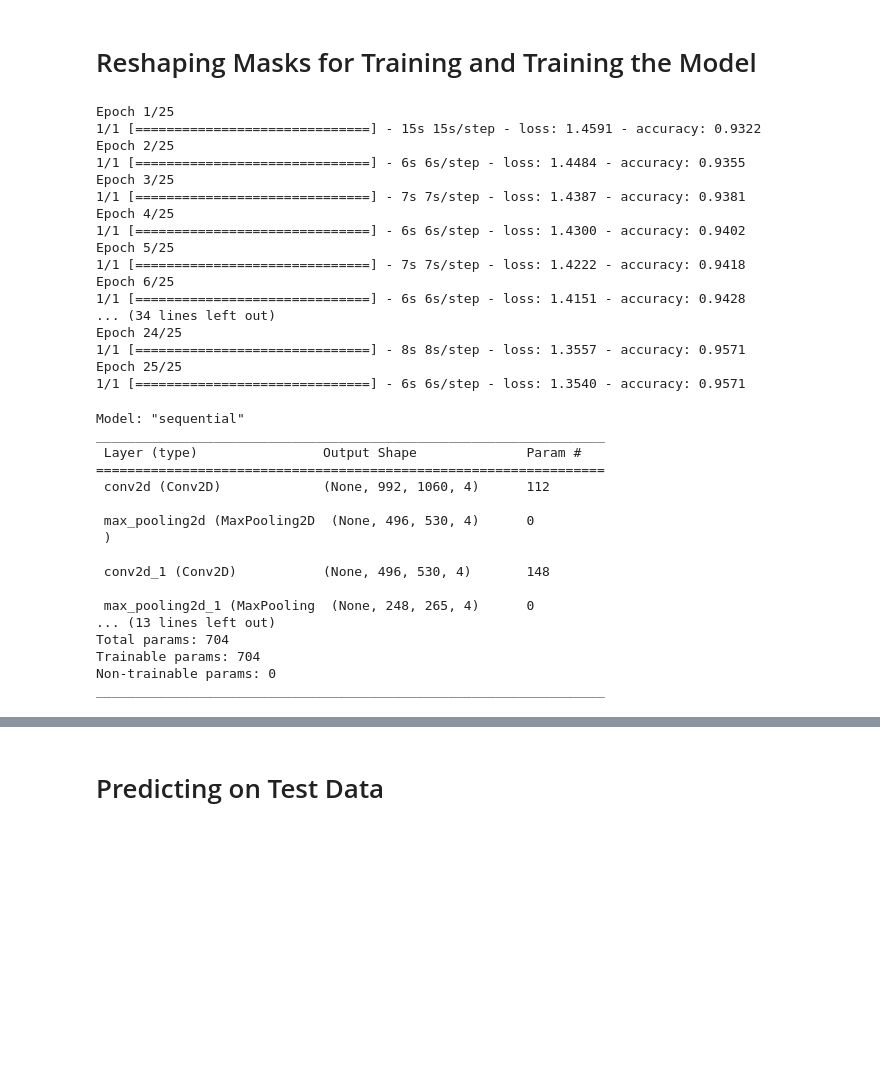
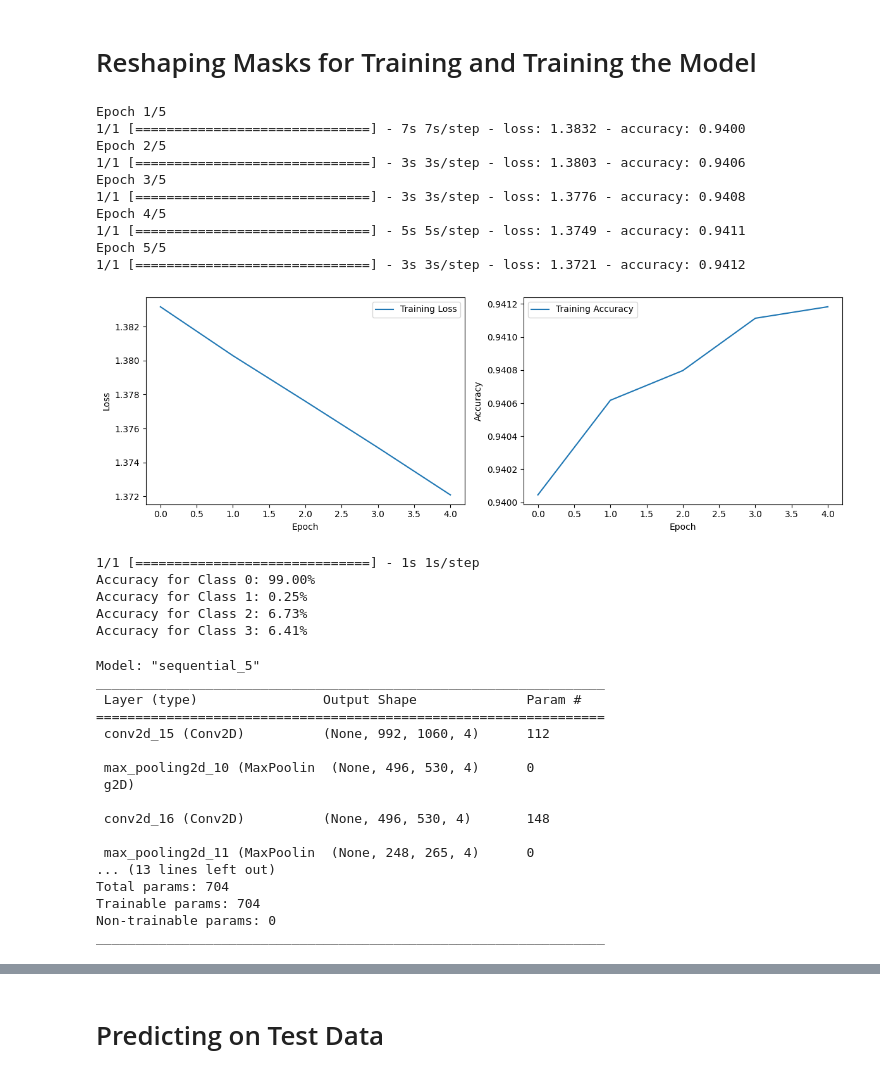
Before and after one commit to saharmahdie/PORTAL_code, a Jupyter notebook: CNN_pixel_segmentation_final.ipynb, the cells around one changed output, grey strips where cells are left out. Drawn from its saved outputs; the diff is of its cells as text; code cells hidden in the pictures; blank space fills up the shorter version.

```diff
--- a/CNN_pixel_segmentation_final.ipynb
+++ b/CNN_pixel_segmentation_final.ipynb
@@ -203,66 +195,93 @@ def build_simple_cnn(input_shape, num_classes):
 
 # # Updated function to build the CNN model
 # TODO: It's for image classification only.
 # def build_simple_cnn(input_shape, num_classes):
 #   model = Sequential()
 #   model.add(Conv2D(4, (3, 3), activation='relu', input_shape=(128, 128, 3)))
 #   model.add(MaxPooling2D((2, 2)))
 #   model.add(Conv2D(4, (3, 3), activation='relu'))
 #   model.add(MaxPooling2D((2, 2)))
 #   model.add(Flatten())
 #   model.add(Dense(num_classes))
 #   model.add(Softmax())
 #   return model
 
 # Define your input shape and number of classes
 # input_shape = (1024, 1024, 3)
 input_shape = (992, 1060, 3)
 num_classes = 4
 
 # Build and compile the corrected model
 simple_cnn_model = build_simple_cnn(input_shape, num_classes)
 simple_cnn_model.compile(optimizer='adam', loss='sparse_categorical_crossentropy', metrics=['accuracy'])
 
 # Resize the data to match the input dimensions of the model
 desired_shape = (1060, 992)  # Adjust the shape for resizing
 resized_train_images = np.array([cv2.resize(img, desired_shape) for img in train_images])
 resized_train_masks = np.array([cv2.resize(mask, desired_shape) for mask in train_masks])
 
 # Training the Model
-simple_cnn_model.fit(resized_train_images, resized_train_masks, epochs=25)
+history = simple_cnn_model.fit(resized_train_images, resized_train_masks, epochs=5)
+
+# Plotting the training history
+plt.figure(figsize=(12, 4))
+plt.subplot(1, 2, 1)
+plt.plot(history.history['loss'], label='Training Loss')
+plt.xlabel('Epoch')
+plt.ylabel('Loss')
+plt.legend()
+
+plt.subplot(1, 2, 2)
+plt.plot(history.history['accuracy'], label='Training Accuracy')
+plt.xlabel('Epoch')
+plt.ylabel('Accuracy')
+plt.legend()
+
+plt.tight_layout()
+plt.show()
+
+
+# Calculate accuracy per class
+class_names = ["Class 0", "Class 1", "Class 2", "Class 3"]
+predictions = simple_cnn_model.predict(resized_train_images)
+predicted_labels = np.argmax(predictions, axis=-1)
+true_labels = resized_train_masks
+for i, class_name in enumerate(class_names):
+    class_mask = (true_labels == i)
+    class_accuracy = np.mean(predicted_labels[class_mask] == true_labels[class_mask])
+    print(f"Accuracy for {class_name}: {class_accuracy * 100:.2f}%")
 # %% [output]
-Epoch 1/25
-1/1 [==============================] - 15s 15s/step - loss: 1.4591 - accuracy: 0.9322
-Epoch 2/25
-1/1 [==============================] - 6s 6s/step - loss: 1.4484 - accuracy: 0.9355
-Epoch 3/25
-1/1 [==============================] - 7s 7s/step - loss: 1.4387 - accuracy: 0.9381
-Epoch 4/25
-1/1 [==============================] - 6s 6s/step - loss: 1.4300 - accuracy: 0.9402
-Epoch 5/25
-1/1 [==============================] - 7s 7s/step - loss: 1.4222 - accuracy: 0.9418
-Epoch 6/25
-1/1 [==============================] - 6s 6s/step - loss: 1.4151 - accuracy: 0.9428
-... (34 lines left out)
-Epoch 24/25
-1/1 [==============================] - 8s 8s/step - loss: 1.3557 - accuracy: 0.9571
-Epoch 25/25
-1/1 [==============================] - 6s 6s/step - loss: 1.3540 - accuracy: 0.9571
+Epoch 1/5
+1/1 [==============================] - 7s 7s/step - loss: 1.3832 - accuracy: 0.9400
+Epoch 2/5
+1/1 [==============================] - 3s 3s/step - loss: 1.3803 - accuracy: 0.9406
+Epoch 3/5
+1/1 [==============================] - 3s 3s/step - loss: 1.3776 - accuracy: 0.9408
+Epoch 4/5
+1/1 [==============================] - 5s 5s/step - loss: 1.3749 - accuracy: 0.9411
+Epoch 5/5
+1/1 [==============================] - 3s 3s/step - loss: 1.3721 - accuracy: 0.9412
+[figure, added]
+1/1 [==============================] - 1s 1s/step
+Accuracy for Class 0: 99.00%
+Accuracy for Class 1: 0.25%
+Accuracy for Class 2: 6.73%
+Accuracy for Class 3: 6.41%
 # %%
 simple_cnn_model.summary()
 # %% [output]
-Model: "sequential"
+Model: "sequential_5"
 _________________________________________________________________
  Layer (type)                Output Shape              Param #
 =================================================================
- conv2d (Conv2D)             (None, 992, 1060, 4)      112
+ conv2d_15 (Conv2D)          (None, 992, 1060, 4)      112
 
- max_pooling2d (MaxPooling2D  (None, 496, 530, 4)      0
- )
+ max_pooling2d_10 (MaxPoolin  (None, 496, 530, 4)      0
+ g2D)
 
- conv2d_1 (Conv2D)           (None, 496, 530, 4)       148
+ conv2d_16 (Conv2D)          (None, 496, 530, 4)       148
 
- max_pooling2d_1 (MaxPooling  (None, 248, 265, 4)      0
+ max_pooling2d_11 (MaxPoolin  (None, 248, 265, 4)      0
 ... (13 lines left out)
 Total params: 704
 Trainable params: 704
```
Also changed, not shown: parts of 13 cells of this notebook.
